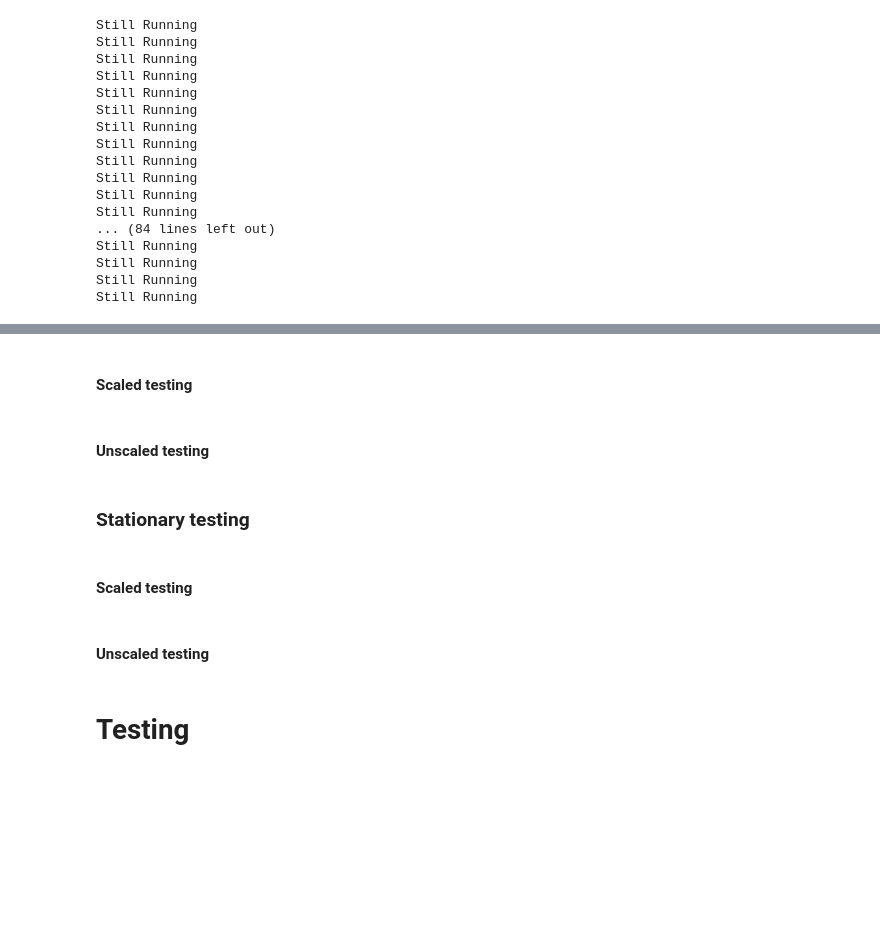
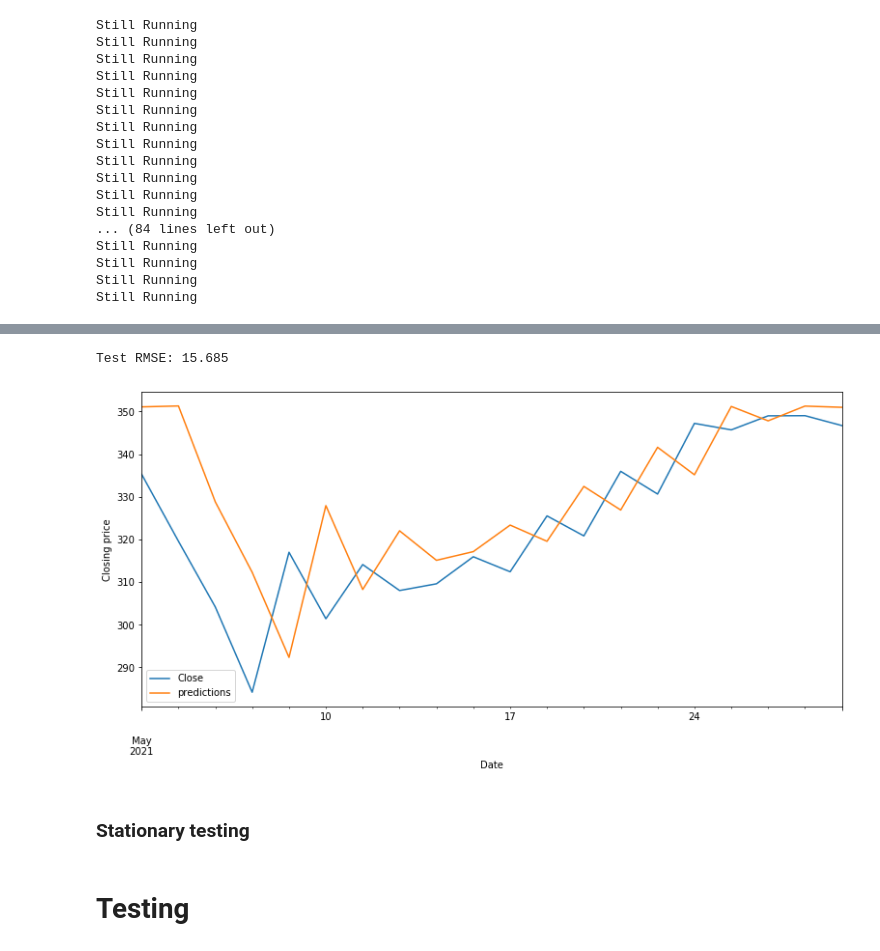
Before and after one commit to stevenkyle2013/Capstone, a Jupyter notebook: Main.ipynb, the cells around one changed output, grey strips where cells are left out. Saved outputs shown, nothing was run; the diff lists cells and outputs as text; code cells hidden in the pictures; blank space fills up the shorter version.

```diff
--- a/Main.ipynb
+++ b/Main.ipynb
@@ -1283,13 +1292,18 @@ Days=20, Predicted=349.711609, Expected=346.709991
-# %% [markdown]
-#### Scaled testing
-# %% [markdown]
-#### Unscaled testing
+# %%
+# report performance
+rmse = sqrt(mean_squared_error(raw_values[-20:], predictions))
+print('Test RMSE: %.3f' % rmse)
+# line plot of observed vs predicted
+temp_df = pd.DataFrame(raw_values[-20:])
+temp_df['predictions'] = predictions
+temp_df.plot(legend=True, figsize=(13,6))
+plt.ylabel('Closing price')
+plt.show()
+# %% [output]
+Test RMSE: 15.685
+[figure, added]
 # %% [markdown]
 ### Stationary testing
-# %% [markdown]
-#### Scaled testing
-# %% [markdown]
-#### Unscaled testing
 # %% [markdown]
 # Testing
 # %%
```
Also changed, not shown: parts of 20 cells of this notebook.
